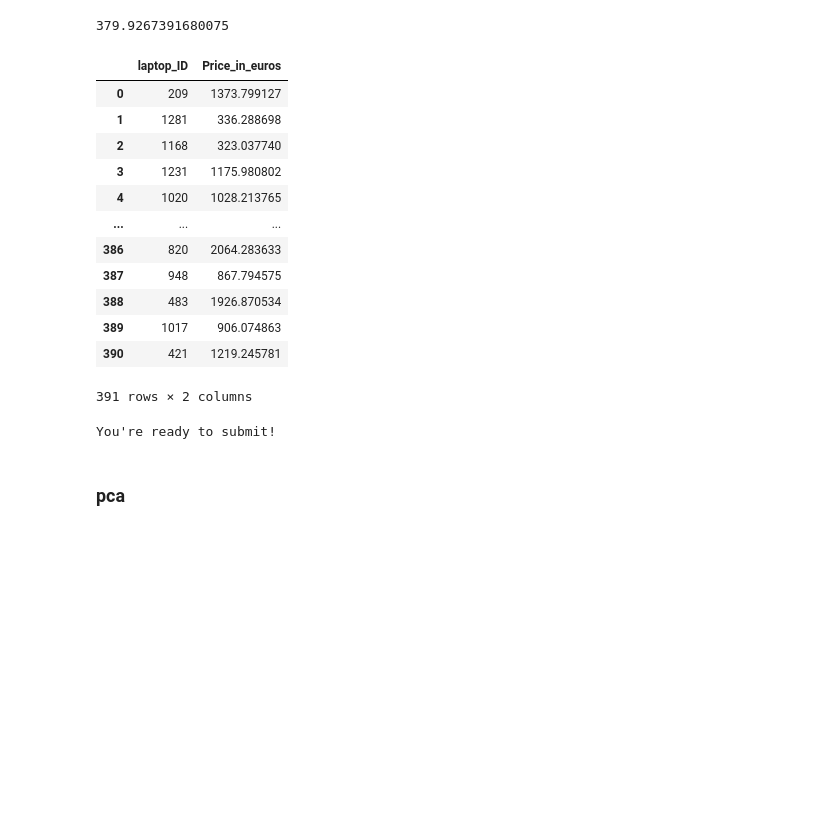
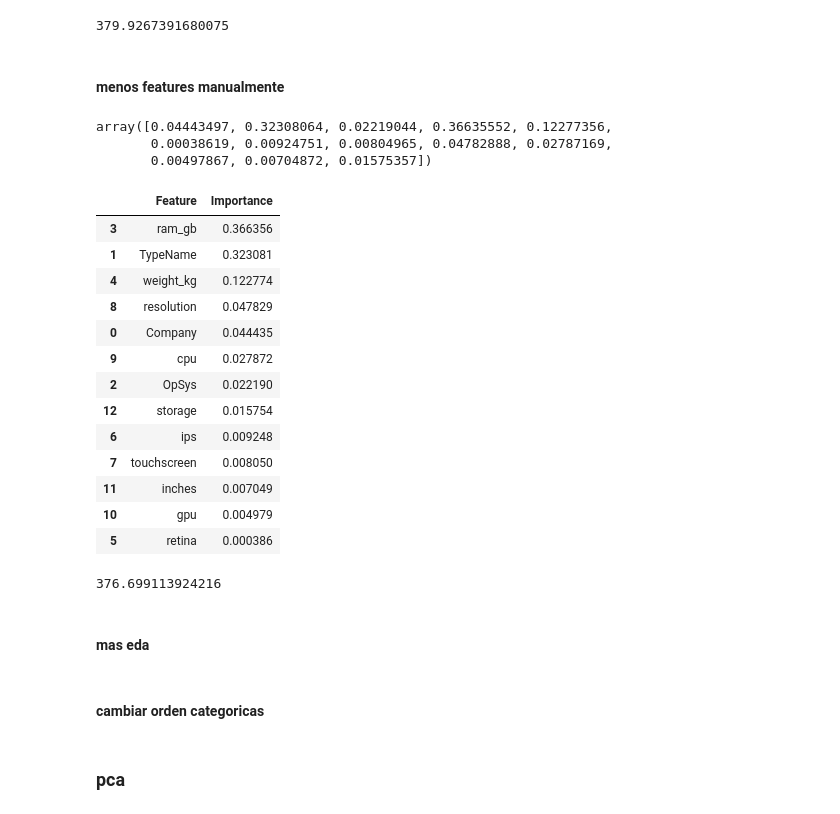
Before and after one commit to njisly/online_ds_thebridge_Nur, a Jupyter notebook: ejercicios/04_Machine_Learning/Kaggle/kaggle_2.ipynb, the cells around one changed output. Cells and saved outputs as stored; diff of their text form; code cells hidden in the pictures; blank space fills up the shorter version.

```diff
--- a/ejercicios/04_Machine_Learning/Kaggle/kaggle_2.ipynb
+++ b/ejercicios/04_Machine_Learning/Kaggle/kaggle_2.ipynb
@@ -863,20 +898,3 @@ rmse
 379.9267391680075
 # %%
 pred = grid_search.best_estimator_.predict(test)
-# %%
-submission = pd.DataFrame({"laptop_ID": test.index, "Price_in_euros": pred})
-submission
-# %% [output]
-|  | laptop_ID | Price_in_euros |
-| 0 | 209 | 1373.799127 |
-| 1 | 1281 | 336.288698 |
-| 2 | 1168 | 323.037740 |
-| 3 | 1231 | 1175.980802 |
-| 4 | 1020 | 1028.213765 |
-| ... | ... | ... |
-| 386 | 820 | 2064.283633 |
-| 387 | 948 | 867.794575 |
-| 388 | 483 | 1926.870534 |
-| 389 | 1017 | 906.074863 |
-| 390 | 421 | 1219.245781 |
-391 rows × 2 columns
@@ -918,4 +901,36 @@ def chequeador(df_to_submit):
-# %%
-chequeador(submission)
-# %% [output]
-You're ready to submit!
+# %% [markdown]
+#### menos features manualmente
+# %%
+importancias = grid_search.best_estimator_.feature_importances_
+importancias
+# %% [output]
+array([0.04443497, 0.32308064, 0.02219044, 0.36635552, 0.12277356,
+       0.00038619, 0.00924751, 0.00804965, 0.04782888, 0.02787169,
+       0.00497867, 0.00704872, 0.01575357])
+# %%
+# Obtener los nombres de las características originales
+nombres_caracteristicas = X_train.columns
+
+# Crear un DataFrame para visualizar las importancias de las características
+importancias_df = pd.DataFrame({'Feature': nombres_caracteristicas, 'Importance': importancias})
+
+# Ordenar las características por importancia descendente
+importancias_df = importancias_df.sort_values('Importance', ascending=False)
+
+# Mostrar las características y sus importancias
+importancias_df
+# %% [output]
+|  | Feature | Importance |
+| 3 | ram_gb | 0.366356 |
+| 1 | TypeName | 0.323081 |
+| 4 | weight_kg | 0.122774 |
+| 8 | resolution | 0.047829 |
+| 0 | Company | 0.044435 |
+| 9 | cpu | 0.027872 |
+| 2 | OpSys | 0.022190 |
+| 12 | storage | 0.015754 |
+| 6 | ips | 0.009248 |
+| 7 | touchscreen | 0.008050 |
+| 11 | inches | 0.007049 |
+| 10 | gpu | 0.004979 |
+| 5 | retina | 0.000386 |
@@ -922,3 +939,14 @@ You're ready to submit!
+# %%
+grid_search.fit(X_train[feat_importantes], y_train)
+grid_pred = grid_search.best_estimator_.predict(X_val[feat_importantes])
+rmse = np.sqrt(mean_squared_error(y_val, grid_pred))
+rmse
+# %% [output]
+376.699113924216
+# %% [markdown]
+#### mas eda
+# %% [markdown]
+#### cambiar orden categoricas
 # %% [markdown]
 ### pca
 # %% [markdown]
```
Also changed, not shown: parts of 4 cells of this notebook, 1 other file.
